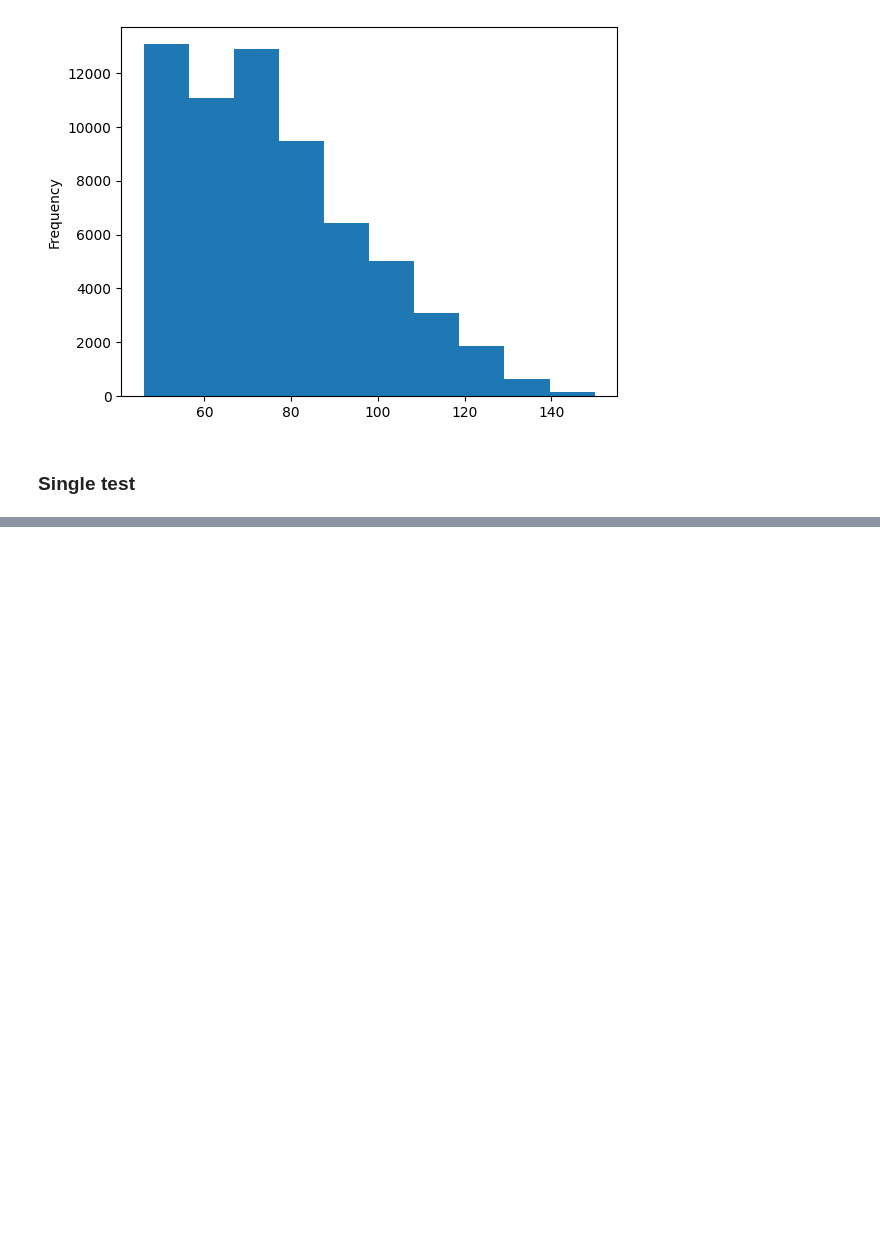
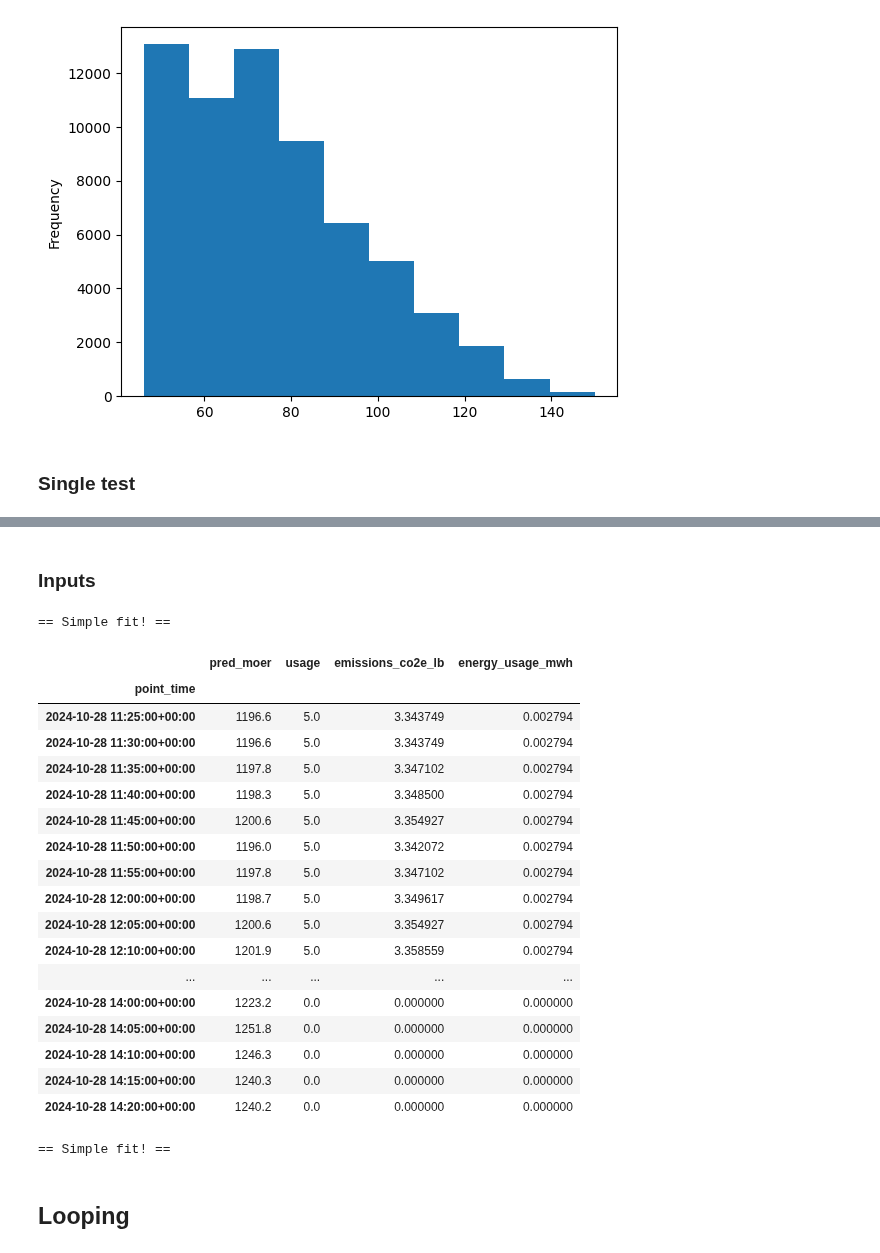
Before and after one commit to WattTime/watttime-python-client, a Jupyter notebook: evaluation/requery/20241203_requery_simple.ipynb, the cells around one changed output, grey strips where cells are left out. Saved outputs shown, nothing was run; the diff lists cells and outputs as text; code cells hidden in the pictures; blank space fills up the shorter version.

```diff
--- a/evaluation/requery/20241203_requery_simple.ipynb
+++ b/evaluation/requery/20241203_requery_simple.ipynb
@@ -230,0 +109,2 @@ IndexError: invalid index to scalar variable.
+# %% [markdown]
+### Inputs
@@ -230,0 +127,51 @@ IndexError: invalid index to scalar variable.
+# %%
+wt_opt_rc = wt.RecalculatingWattTimeOptimizer(
+    region=region,
+    watttime_username=username,
+    watttime_password=password,
+    usage_time_required_minutes=time_needed,
+    usage_power_kw=float(usage_power_kw),
+    optimization_method=optimization_method,
+)
+
+wt_opt = wt.WattTimeOptimizer(username, password)
+# %%
+wt_opt_rc.get_new_schedule(
+    new_start_time= start_time,
+    new_end_time= end_time
+)
+# %% [output]
+== Simple fit! ==
+|  | pred_moer | usage | emissions_co2e_lb | energy_usage_mwh |
+| point_time |  |  |  |  |
+| 2024-10-28 11:25:00+00:00 | 1196.6 | 5.0 | 3.343749 | 0.002794 |
+| 2024-10-28 11:30:00+00:00 | 1196.6 | 5.0 | 3.343749 | 0.002794 |
+| 2024-10-28 11:35:00+00:00 | 1197.8 | 5.0 | 3.347102 | 0.002794 |
+| 2024-10-28 11:40:00+00:00 | 1198.3 | 5.0 | 3.348500 | 0.002794 |
+| 2024-10-28 11:45:00+00:00 | 1200.6 | 5.0 | 3.354927 | 0.002794 |
+| 2024-10-28 11:50:00+00:00 | 1196.0 | 5.0 | 3.342072 | 0.002794 |
+| 2024-10-28 11:55:00+00:00 | 1197.8 | 5.0 | 3.347102 | 0.002794 |
+| 2024-10-28 12:00:00+00:00 | 1198.7 | 5.0 | 3.349617 | 0.002794 |
+| 2024-10-28 12:05:00+00:00 | 1200.6 | 5.0 | 3.354927 | 0.002794 |
+| 2024-10-28 12:10:00+00:00 | 1201.9 | 5.0 | 3.358559 | 0.002794 |
+| ... | ... | ... | ... | ... |
+| 2024-10-28 14:00:00+00:00 | 1223.2 | 0.0 | 0.000000 | 0.000000 |
+| 2024-10-28 14:05:00+00:00 | 1251.8 | 0.0 | 0.000000 | 0.000000 |
+| 2024-10-28 14:10:00+00:00 | 1246.3 | 0.0 | 0.000000 | 0.000000 |
+| 2024-10-28 14:15:00+00:00 | 1240.3 | 0.0 | 0.000000 | 0.000000 |
+| 2024-10-28 14:20:00+00:00 | 1240.2 | 0.0 | 0.000000 | 0.000000 |
+# %%
+new_schedule = wt_opt.get_optimal_usage_plan(
+    region=region,
+    usage_window_start=start_time - timedelta(minutes=5),
+    usage_window_end=end_time,
+    usage_time_required_minutes=time_needed,
+    usage_power_kw=float(usage_power_kw),
+    optimization_method=optimization_method,
+    moer_data_override=curr_fcst_data,
+    charge_per_interval=None,
+)
+# %% [output]
+== Simple fit! ==
+# %% [markdown]
+## Looping
```
Also changed, not shown: parts of 39 cells of this notebook, 1 other file.
